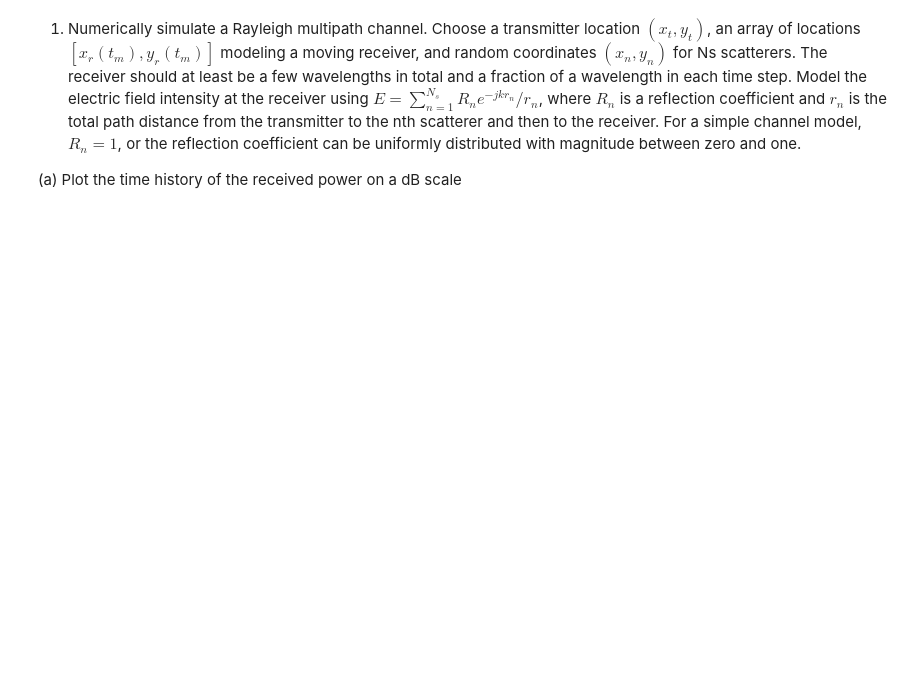
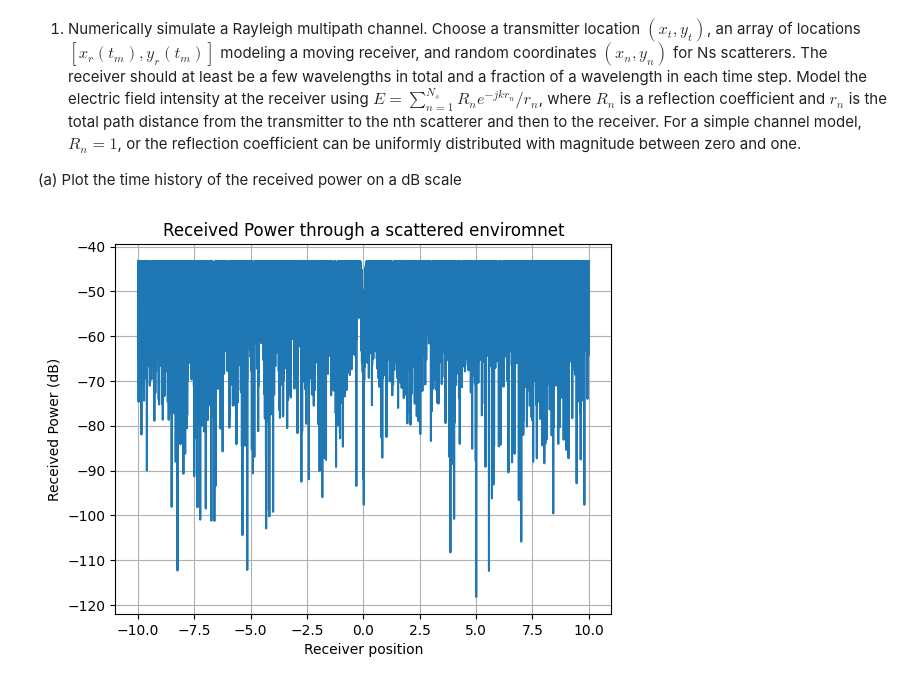
Before and after one commit to Montuck/antenna-software, a Jupyter notebook: HW18.ipynb, the cells around one changed output. Drawn from its saved outputs; the diff is of its cells as text; code cells hidden in the pictures; blank space fills up the shorter version.

```diff
--- a/HW18.ipynb
+++ b/HW18.ipynb
@@ -2,3 +2,50 @@
 1. Numerically simulate a Rayleigh multipath channel. Choose a transmitter location $(x_t, y_t)$, an array of locations $[x_r(t_m), y_r(t_m)]$ modeling a moving receiver, and random coordinates $(x_n, y_n)$ for Ns scatterers. The receiver should at least be a few wavelengths in total and a fraction of a wavelength in each time step. Model the electric field intensity at the receiver using $ E = \sum_{n=1}^{N_s} R_n e^{−jkr_n} /r_n$, where $R_n$ is a reflection coefficient and $r_n$ is the total path distance from the transmitter to the nth scatterer and then to the receiver. For a simple channel model, $R_n = 1$, or the reflection coefficient can be uniformly distributed with magnitude between zero and one.
 
 (a) Plot the time history of the received power on a dB scale
+# %%
+import numpy as np
+import matplotlib.pyplot as plt
+
+# variables
+points = 10000
+bins = 200
+
+# parameters
+f = 1e9
+c0 = 3e8
+lam = c0/f
+k = 2*np.pi/lam
+eta = 377
+Gr = 10**(1/10)
+
+# transmitter location
+x_t = 0
+y_t = 0
+
+# locations for receiver
+x_r = np.linspace(-10, 10, points)
+y_r = np.zeros(points)
+
+# scatter points
+x_s = np.random.uniform(-10, 10, points)
+y_s = np.random.uniform(-10, 10, points)
+
+# receiver model
+E = np.zeros(points, dtype=complex)
+ref_coef = -1
+for m in range(0,points):
+    delta_r = np.sqrt((x_t-x_s[m])**2+(y_t-y_s[m])**2) - np.sqrt((x_s[m]-x_r[m])**2+(y_s[m]-y_r[m])**2)
+    E[m] = 1+ref_coef*np.exp(-1j*k*delta_r)
+
+# power received
+S = np.abs(E)**2/(2*eta)
+Prec = S*lam**2*Gr / (4*np.pi)
+
+#plot the power
+plt.plot(x_r, 10*np.log10(Prec))
+plt.xlabel("Receiver position")
+plt.ylabel("Received Power (dB)")
+plt.title("Received Power through a scattered enviromnet")
+plt.grid()
+# %% [output]
+[figure, added]
```
Also changed, not shown: parts of 9 cells of this notebook, 1 other file.
